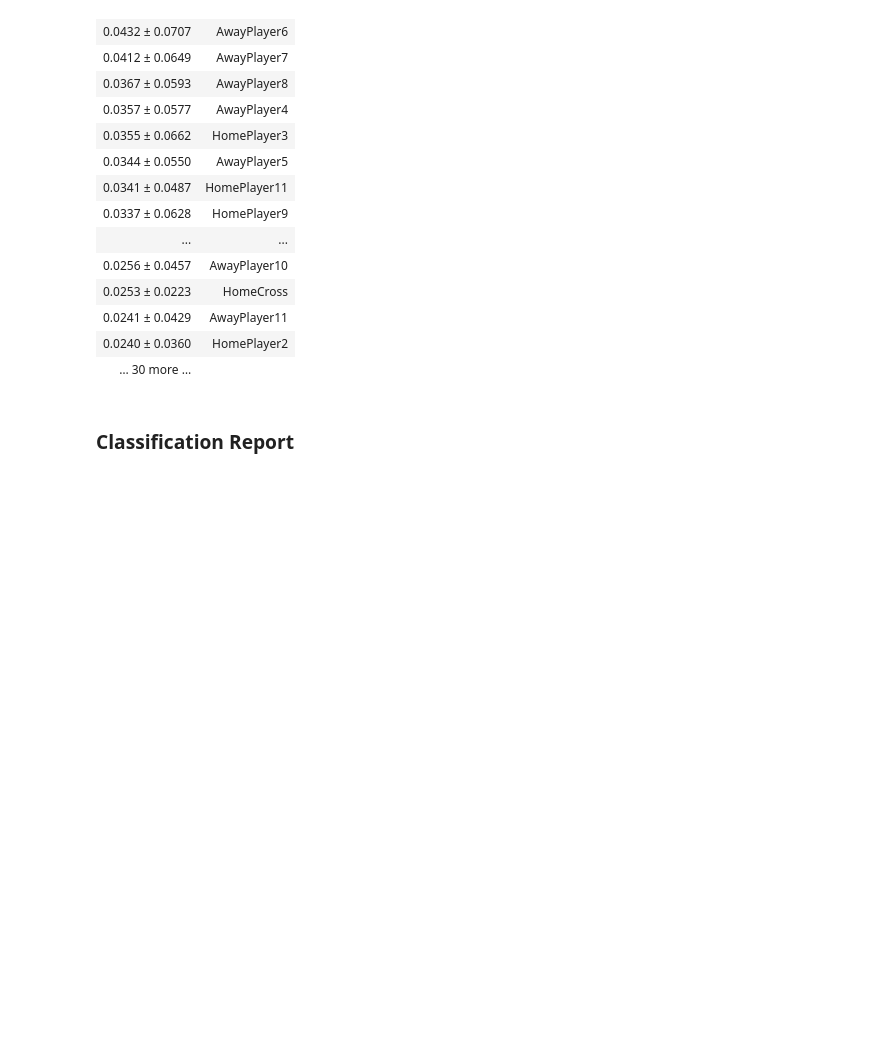
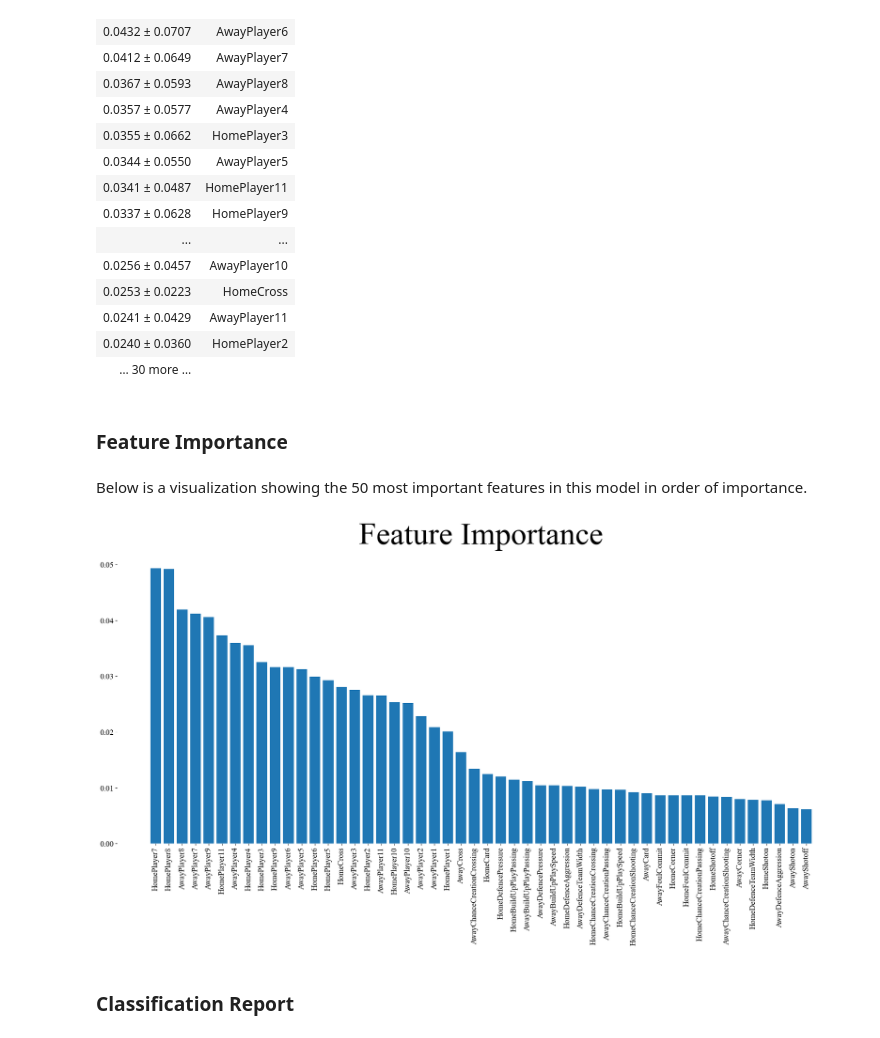
Before and after one commit to KevinNourian/Football, a Jupyter notebook: FootballProject.ipynb, the cells around one changed output. Cells and saved outputs as stored; diff of their text form; code cells hidden in the pictures; blank space fills up the shorter version.

```diff
--- a/FootballProject.ipynb
+++ b/FootballProject.ipynb
@@ -1209,6 +1345,26 @@ eli.show_weights(rfcrs, feature_names=X.columns.tolist())
 | 0.0241 ± 0.0429 | AwayPlayer11 |
 | 0.0240 ± 0.0360 | HomePlayer2 |
 | … 30 more … |  |
+# %% [markdown]
+### Feature Importance
+# %% [markdown]
+Below is a visualization showing the 50 most important features in this model in order of importance.
+# %%
+plt.rcParams.update(params)
+
+importances = rfcrs.feature_importances_
+indices = np.argsort(importances)[::-1]
+names = [X.columns[i] for i in indices]
+
+plt.figure(figsize=(25, 10))
+
+plt.bar(range(X.shape[1]), importances[indices])
+
+plt.xticks(range(X.shape[1]), names, rotation=90)
+
+plt.title("Feature Importance", fontsize=size*3);
+# %% [output]
+[figure, added]
 # %% [markdown]
 ### Classification Report
 # %%
```
Also changed, not shown: parts of 35 cells of this notebook.
